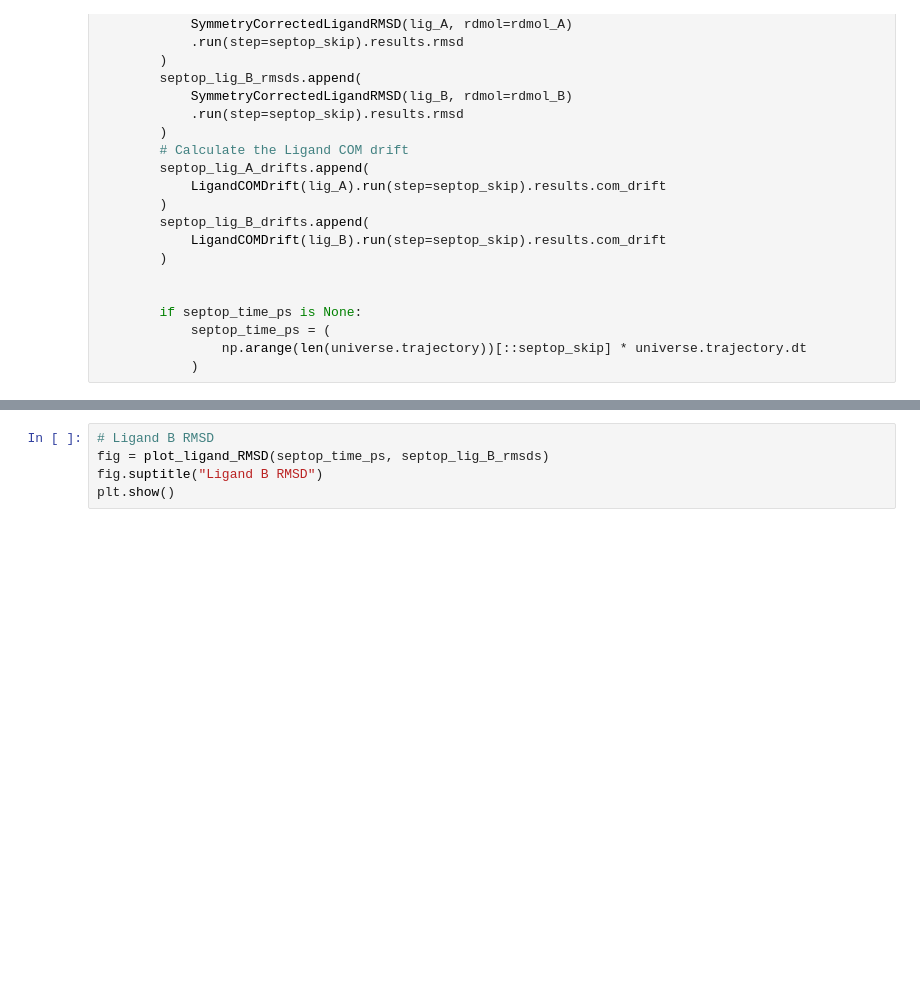
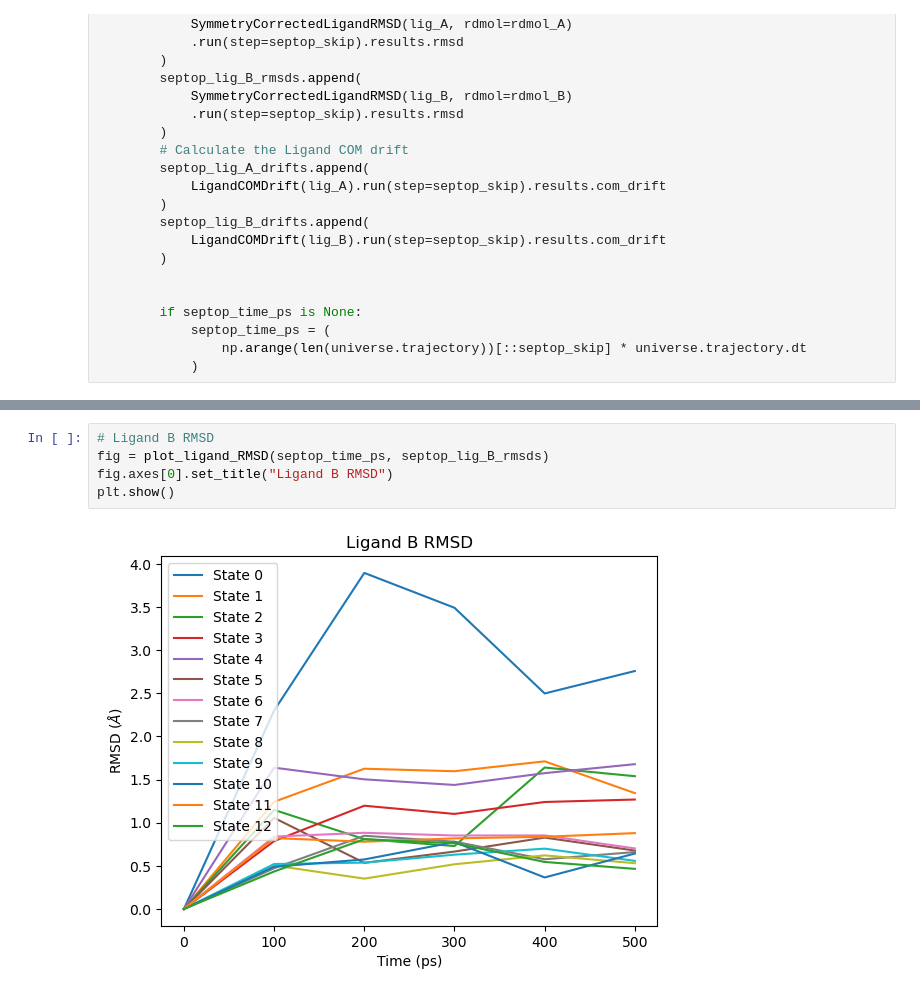
Before and after one commit to OpenFreeEnergy/openfe_analysis, a Jupyter notebook: examples/structural_analysis.ipynb, the cells around one changed output, grey strips where cells are left out. Saved outputs shown, nothing was run; the diff lists cells and outputs as text; blank space fills up the shorter version.

```diff
--- a/examples/structural_analysis.ipynb
+++ b/examples/structural_analysis.ipynb
@@ -304,8 +291,10 @@ plt.show()
 # %%
 # Ligand B RMSD
 fig = plot_ligand_RMSD(septop_time_ps, septop_lig_B_rmsds)
-fig.suptitle("Ligand B RMSD")
+fig.axes[0].set_title("Ligand B RMSD")
 plt.show()
+# %% [output]
+[figure, added]
 # %%
 # Ligand A COM drift
 fig = plot_ligand_COM_drift(septop_time_ps, septop_lig_A_drifts)
```
Also changed, not shown: parts of 10 cells of this notebook.
